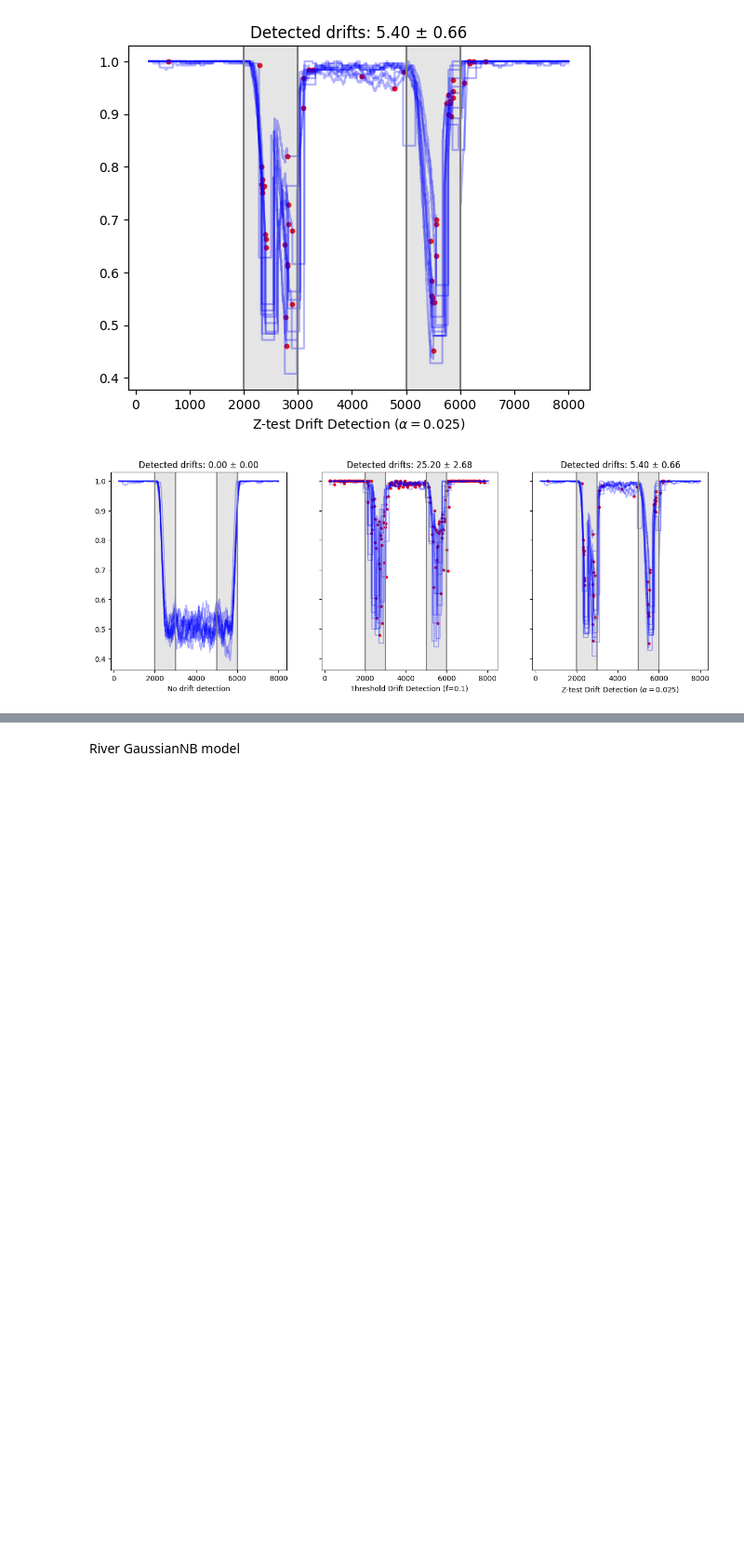
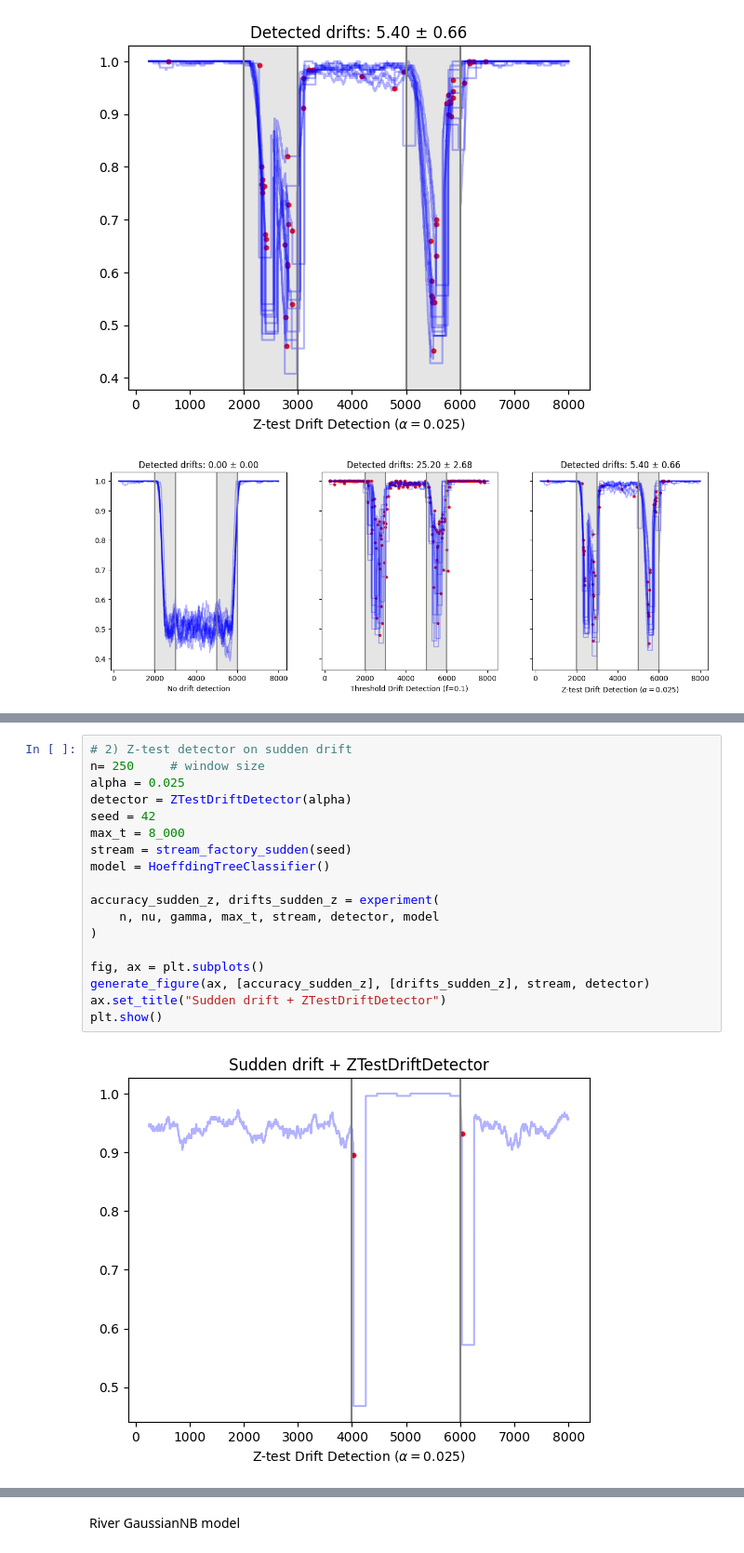
Before and after one commit to dariomalchiodi/occ-drift-detection, a Jupyter notebook: ht2d_test.ipynb, the cells around one changed output, grey strips where cells are left out. Shown at 93% size. Saved outputs shown, nothing was run; the diff lists cells and outputs as text; blank space fills up the shorter version.

Commit message:
Add ht2d_test notebook

```diff
--- a/ht2d_test.ipynb
+++ b/ht2d_test.ipynb
@@ -483,0 +579,20 @@ plt.show()
+# %%
+# 2) Z-test detector on sudden drift
+n= 250     # window size
+alpha = 0.025
+detector = ZTestDriftDetector(alpha)
+seed = 42
+max_t = 8_000
+stream = stream_factory_sudden(seed)
+model = HoeffdingTreeClassifier()
+
+accuracy_sudden_z, drifts_sudden_z = experiment(
+    n, nu, gamma, max_t, stream, detector, model
+)
+
+fig, ax = plt.subplots()
+generate_figure(ax, [accuracy_sudden_z], [drifts_sudden_z], stream, detector)
+ax.set_title("Sudden drift + ZTestDriftDetector")
+plt.show()
+# %% [output]
+[figure, added]
```
Also changed, not shown: parts of 9 cells of this notebook.
